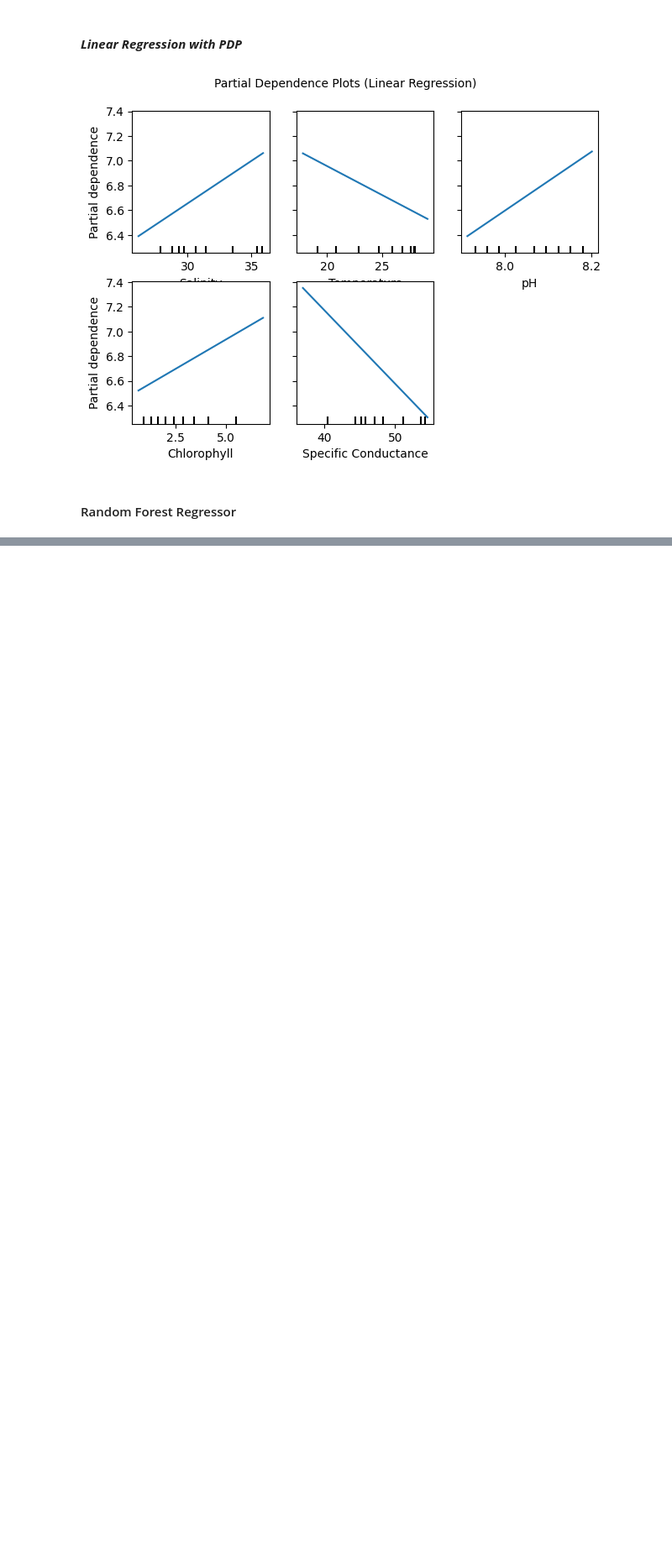
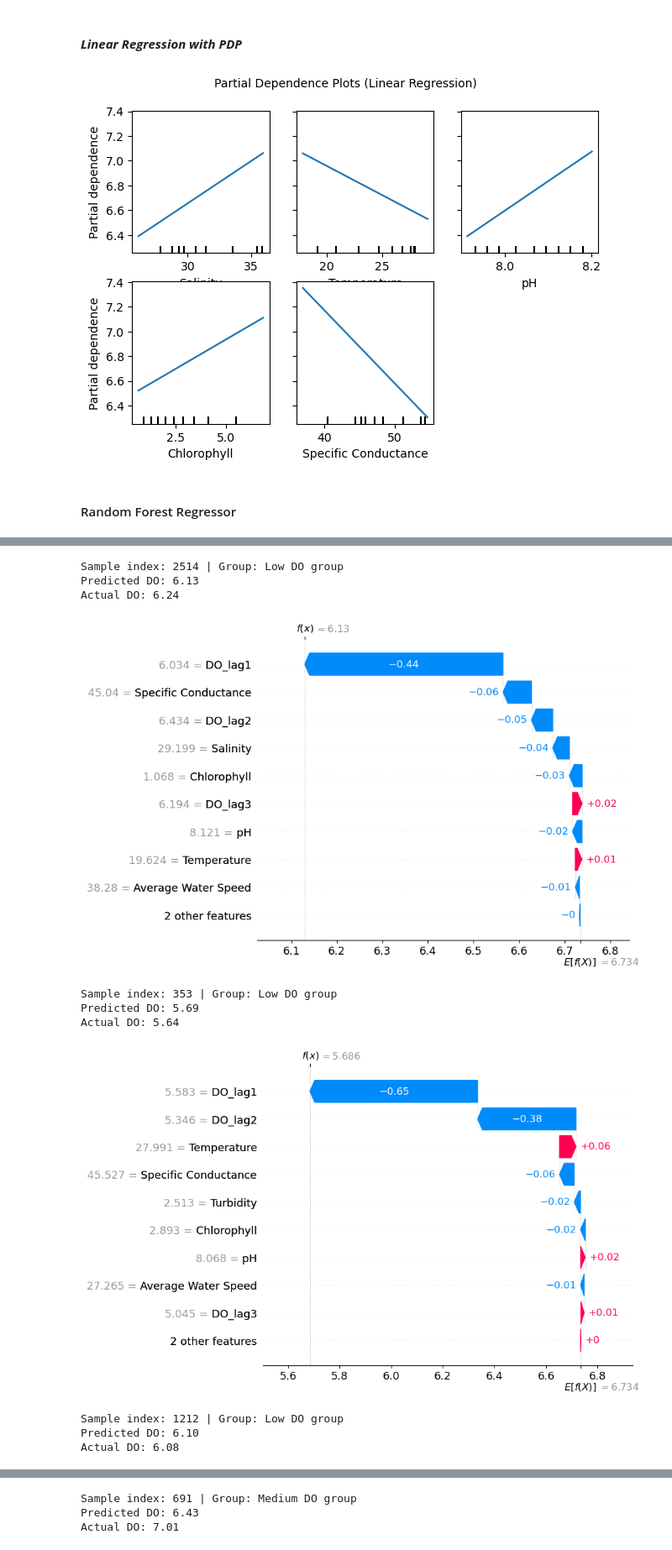
Before and after one commit to Deppi15/INFO381, a Jupyter notebook: notebooks/notebook.ipynb, the cells around one changed output, grey strips where cells are left out. Shown at 84% size. Cells and saved outputs as stored; diff of their text form; code cells hidden in the pictures; blank space fills up the shorter version.

Commit message:
Mostly finished with XAI on XGBoost

```diff
--- a/notebooks/notebook.ipynb
+++ b/notebooks/notebook.ipynb
@@ -953,0 +923,33 @@ plt.show()
+# %%
+#Predicted DO values
+y_pred = model_xgb.predict(X_test_xgb)
+
+#Finding percentiles
+low_thresh = np.percentile(y_pred, 25)
+high_thresh = np.percentile(y_pred, 75)
+
+#Picking the indices
+low_indices = np.where(y_pred <= low_thresh)[0]
+mid_indices = np.where((y_pred > low_thresh) & (y_pred < high_thresh))[0]
+high_indices = np.where(y_pred >= high_thresh)[0]
+
+#Sampling 3 from each group randomly
+np.random.seed(42)
+chosen_low = np.random.choice(low_indices, size=3, replace=False)
+chosen_mid = np.random.choice(mid_indices, size=3, replace=False)
+chosen_high = np.random.choice(high_indices, size=3, replace=False)
+
+#Merging all the selected indices
+selected_samples = list(chosen_low) + list(chosen_mid) + list(chosen_high)
+# %%
+#Creating a dictionary which maps sample indices to their groups for a clearer visuals
+sample_group = {}
+
+for i in chosen_low:
+    sample_group[i] = "Low DO group"
+
+for i in chosen_mid:
+    sample_group[i] = "Medium DO group"
+
+for i in chosen_high:
+    sample_group[i] = "High DO group"
@@ -953,0 +966,24 @@ plt.show()
+# %%
+#Waterfall plots for selected XGBoost samples
+
+for i in selected_samples:
+    #Fallback for just in case
+    group = sample_group.get(i, "Uknown Group")
+
+    print(f"Sample index: {i} | Group: {group}")
+    print(f"Predicted DO: {model_xgb.predict(X_test_xgb.iloc[[i]])[0]:.2f}")
+    print(f"Actual DO: {y_test.iloc[i]:.2f}")
+
+    shap.plots.waterfall(shap_values[i])
+# %% [output]
+Sample index: 2514 | Group: Low DO group
+Predicted DO: 6.13
+Actual DO: 6.24
+[figure, added]
+Sample index: 353 | Group: Low DO group
+Predicted DO: 5.69
+Actual DO: 5.64
+[figure, added]
+Sample index: 1212 | Group: Low DO group
+Predicted DO: 6.10
+Actual DO: 6.08
@@ -953,0 +991,3 @@ plt.show()
+Sample index: 691 | Group: Medium DO group
+Predicted DO: 6.43
+Actual DO: 7.01
```
Also changed, not shown: parts of 57 cells of this notebook.
